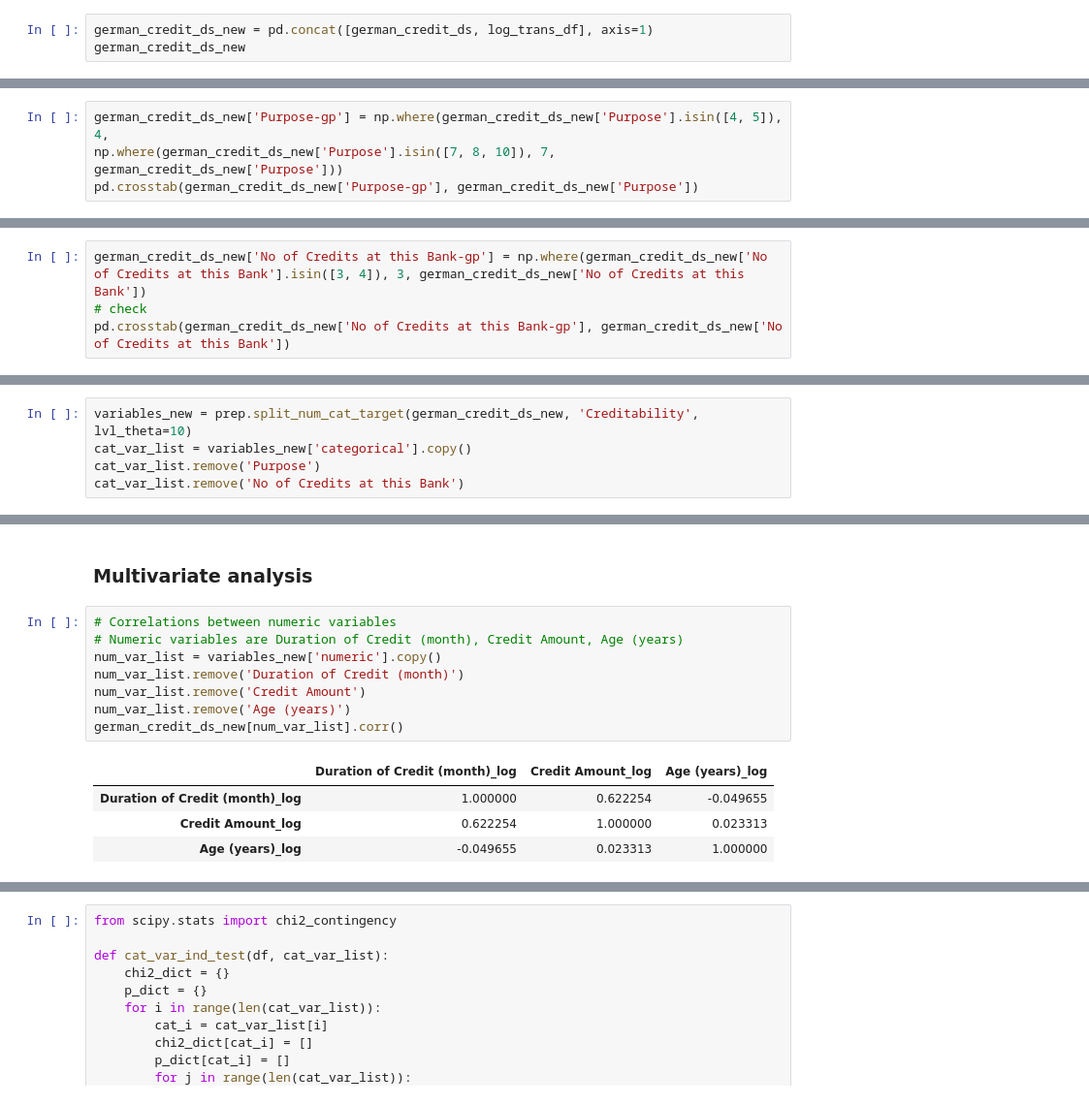
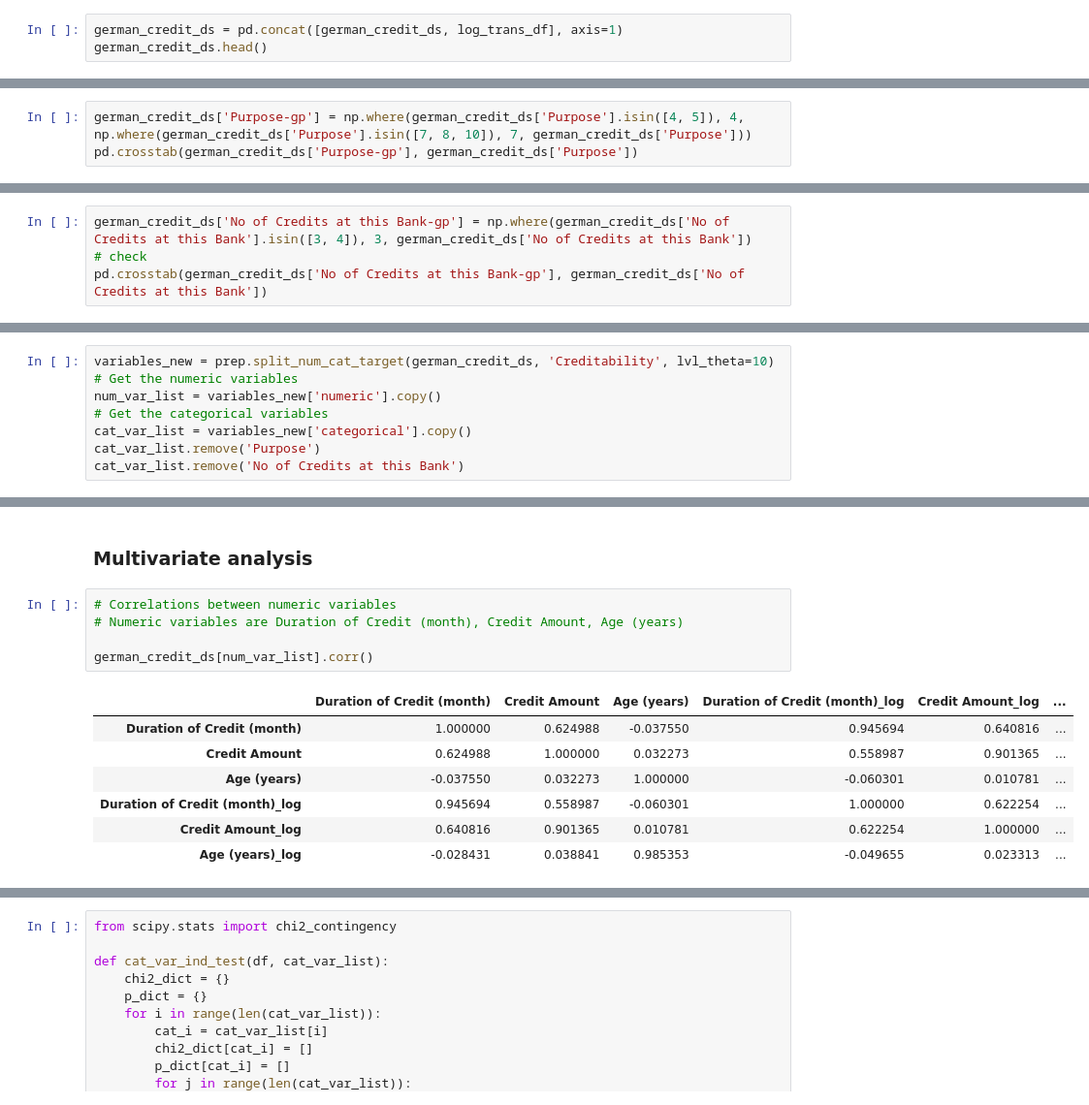
Before and after one commit to southnorthist/kaggle_analysis, a Jupyter notebook: Projects/creditability-classification/german_credit_classification.ipynb, the cells around one changed output, grey strips where cells are left out. Shown: that part at 97% size. Cells and saved outputs as stored; diff of their text form.

```diff
--- a/Projects/creditability-classification/german_credit_classification.ipynb
+++ b/Projects/creditability-classification/german_credit_classification.ipynb
@@ -164,6 +266,6 @@ log_trans_df.rename(columns={'Duration of Credit (month)':'Duration of Credit (m
 # %%
-german_credit_ds_new = pd.concat([german_credit_ds, log_trans_df], axis=1)
-german_credit_ds_new
+german_credit_ds = pd.concat([german_credit_ds, log_trans_df], axis=1)
+german_credit_ds.head()
 # %% [output]
 |  | Creditability | Account Balance | Duration of Credit (month) | Payment Status of Previous Credit | Purpose | Credit Amount | ... |
 | 0 | 1 | 1 | 18 | 4 | 2 | 1049 | ... |
@@ -200,9 +286,9 @@ We need to combine categories for purpose and number of credits for this bank si
 * Purpose = 7, 8, 10 to be 7 as "Education or Business"
 * No. of Credits in this bank = 3, 4 to be 3 as "Four or more"
 # %%
-german_credit_ds_new['Purpose-gp'] = np.where(german_credit_ds_new['Purpose'].isin([4, 5]), 4,
-np.where(german_credit_ds_new['Purpose'].isin([7, 8, 10]), 7, german_credit_ds_new['Purpose']))
-pd.crosstab(german_credit_ds_new['Purpose-gp'], german_credit_ds_new['Purpose'])
+german_credit_ds['Purpose-gp'] = np.where(german_credit_ds['Purpose'].isin([4, 5]), 4,
+np.where(german_credit_ds['Purpose'].isin([7, 8, 10]), 7, german_credit_ds['Purpose']))
+pd.crosstab(german_credit_ds['Purpose-gp'], german_credit_ds['Purpose'])
 # %% [output]
 | Purpose | 0 | 1 | 2 | 3 | 4 | 5 | 6 | 8 | 9 | 10 |
 | Purpose-gp |  |  |  |  |  |  |  |  |  |  |
@@ -215,9 +301,9 @@ pd.crosstab(german_credit_ds_new['Purpose-gp'], german_credit_ds_new['Purpose'])
 | 7 | 0 | 0 | 0 | 0 | 0 | 0 | 0 | 9 | 0 | 12 |
 | 9 | 0 | 0 | 0 | 0 | 0 | 0 | 0 | 0 | 97 | 0 |
 # %%
-german_credit_ds_new['No of Credits at this Bank-gp'] = np.where(german_credit_ds_new['No of Credits at this Bank'].isin([3, 4]), 3, german_credit_ds_new['No of Credits at this Bank'])
+german_credit_ds['No of Credits at this Bank-gp'] = np.where(german_credit_ds['No of Credits at this Bank'].isin([3, 4]), 3, german_credit_ds['No of Credits at this Bank'])
 # check
-pd.crosstab(german_credit_ds_new['No of Credits at this Bank-gp'], german_credit_ds_new['No of Credits at this Bank'])
+pd.crosstab(german_credit_ds['No of Credits at this Bank-gp'], german_credit_ds['No of Credits at this Bank'])
 # %% [output]
 | No of Credits at this Bank | 1 | 2 | 3 | 4 |
 | No of Credits at this Bank-gp |  |  |  |  |
@@ -225,7 +311,10 @@ pd.crosstab(german_credit_ds_new['No of Credits at this Bank-gp'], german_credit
 | 2 | 0 | 333 | 0 | 0 |
 | 3 | 0 | 0 | 28 | 6 |
 # %%
-variables_new = prep.split_num_cat_target(german_credit_ds_new, 'Creditability', lvl_theta=10)
+variables_new = prep.split_num_cat_target(german_credit_ds, 'Creditability', lvl_theta=10)
+# Get the numeric variables
+num_var_list = variables_new['numeric'].copy()
+# Get the categorical variables
 cat_var_list = variables_new['categorical'].copy()
 cat_var_list.remove('Purpose')
 cat_var_list.remove('No of Credits at this Bank')
@@ -271,13 +357,13 @@ german_credit_ds_new = german_credit_ds_new.drop(columns='Count')
 # %%
 # Correlations between numeric variables
 # Numeric variables are Duration of Credit (month), Credit Amount, Age (years)
-num_var_list = variables_new['numeric'].copy()
-num_var_list.remove('Duration of Credit (month)')
-num_var_list.remove('Credit Amount')
-num_var_list.remove('Age (years)')
-german_credit_ds_new[num_var_list].corr()
+
+german_credit_ds[num_var_list].corr()
 # %% [output]
-|  | Duration of Credit (month)_log | Credit Amount_log | Age (years)_log |
-| Duration of Credit (month)_log | 1.000000 | 0.622254 | -0.049655 |
-| Credit Amount_log | 0.622254 | 1.000000 | 0.023313 |
-| Age (years)_log | -0.049655 | 0.023313 | 1.000000 |
+|  | Duration of Credit (month) | Credit Amount | Age (years) | Duration of Credit (month)_log | Credit Amount_log | ... |
+| Duration of Credit (month) | 1.000000 | 0.624988 | -0.037550 | 0.945694 | 0.640816 | ... |
+| Credit Amount | 0.624988 | 1.000000 | 0.032273 | 0.558987 | 0.901365 | ... |
+| Age (years) | -0.037550 | 0.032273 | 1.000000 | -0.060301 | 0.010781 | ... |
+| Duration of Credit (month)_log | 0.945694 | 0.558987 | -0.060301 | 1.000000 | 0.622254 | ... |
+| Credit Amount_log | 0.640816 | 0.901365 | 0.010781 | 0.622254 | 1.000000 | ... |
+| Age (years)_log | -0.028431 | 0.038841 | 0.985353 | -0.049655 | 0.023313 | ... |
```
Also changed, not shown: parts of 25 cells of this notebook, 6 other files.
